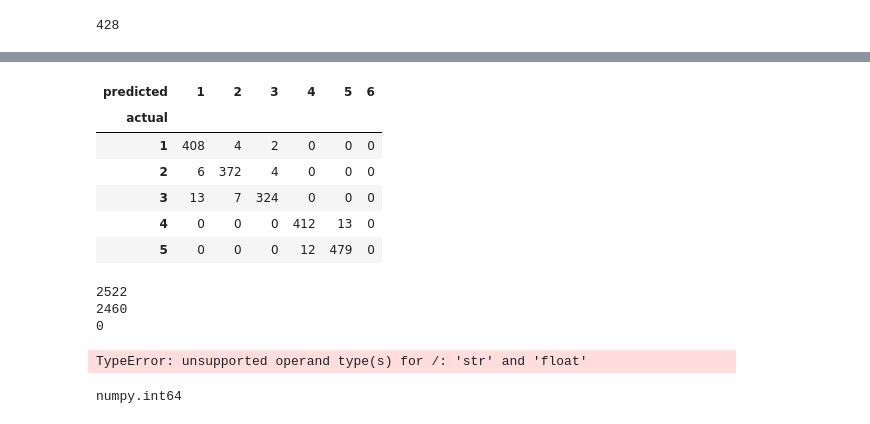
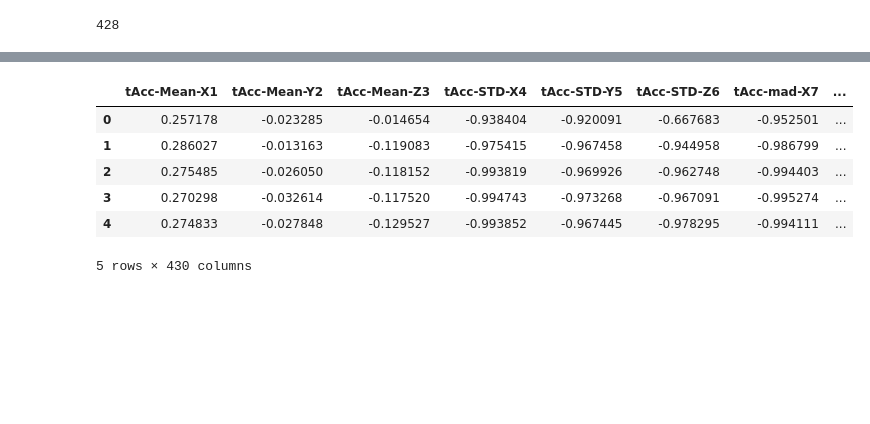
Before and after one commit to bb071988/uci, a Jupyter notebook: random forest.ipynb, the cells around one changed output, grey strips where cells are left out. Saved outputs shown, nothing was run; the diff lists cells and outputs as text; code cells hidden in the pictures; blank space fills up the shorter version.

```diff
--- a/random forest.ipynb
+++ b/random forest.ipynb
@@ -7,5 +12,5 @@ import pandas as pd
 # %%
-cross, clf, df = mykf.crosstab()
+cross, clf, df, result_df = mykf.crosstab()
 # %%
 print(cross)
 # %% [output]
@@ -138,39 +80,10 @@ Name: 1, dtype: int64
 # %%
-cross.head()
+df.head()
 # %% [output]
-| predicted | 1 | 2 | 3 | 4 | 5 | 6 |
-| actual |  |  |  |  |  |  |
-| 1 | 408 | 4 | 2 | 0 | 0 | 0 |
-| 2 | 6 | 372 | 4 | 0 | 0 | 0 |
-| 3 | 13 | 7 | 324 | 0 | 0 | 0 |
-| 4 | 0 | 0 | 0 | 412 | 13 | 0 |
-| 5 | 0 | 0 | 0 | 12 | 479 | 0 |
+|  | tAcc-Mean-X1 | tAcc-Mean-Y2 | tAcc-Mean-Z3 | tAcc-STD-X4 | tAcc-STD-Y5 | tAcc-STD-Z6 | tAcc-mad-X7 | ... |
+| 0 | 0.257178 | -0.023285 | -0.014654 | -0.938404 | -0.920091 | -0.667683 | -0.952501 | ... |
+| 1 | 0.286027 | -0.013163 | -0.119083 | -0.975415 | -0.967458 | -0.944958 | -0.986799 | ... |
+| 2 | 0.275485 | -0.026050 | -0.118152 | -0.993819 | -0.969926 | -0.962748 | -0.994403 | ... |
+| 3 | 0.270298 | -0.032614 | -0.117520 | -0.994743 | -0.973268 | -0.967091 | -0.995274 | ... |
+| 4 | 0.274833 | -0.027848 | -0.129527 | -0.993852 | -0.967445 | -0.978295 | -0.994111 | ... |
+5 rows × 430 columns
-# %%
-tot = 0
-tot_correct = 0
-
-for ind, val in enumerate(cross.columns.values):
-    for amt in cross.iloc[ind]:
-#         print(amt)
-        tot += amt
-#    print(cross.iloc[ind])
-print(tot)
-
-for col in cross.columns.values:
-    correct_pred = cross.loc[col][col] # gives diagonal
-#     print(correct_pred)
-    tot_correct += correct_pred
-
-print(tot_correct)
-print(tot_correct // tot)
-
-print('Accuracy of model = {:f}'.format(float(tot_correct)) / float(tot))
-# %% [output]
-2522
-2460
-0
-TypeError: unsupported operand type(s) for /: 'str' and 'float'
-# %%
-type(tot)
-# %% [output]
-numpy.int64
```
Also changed, not shown: parts of 38 cells of this notebook, 6 other files.
